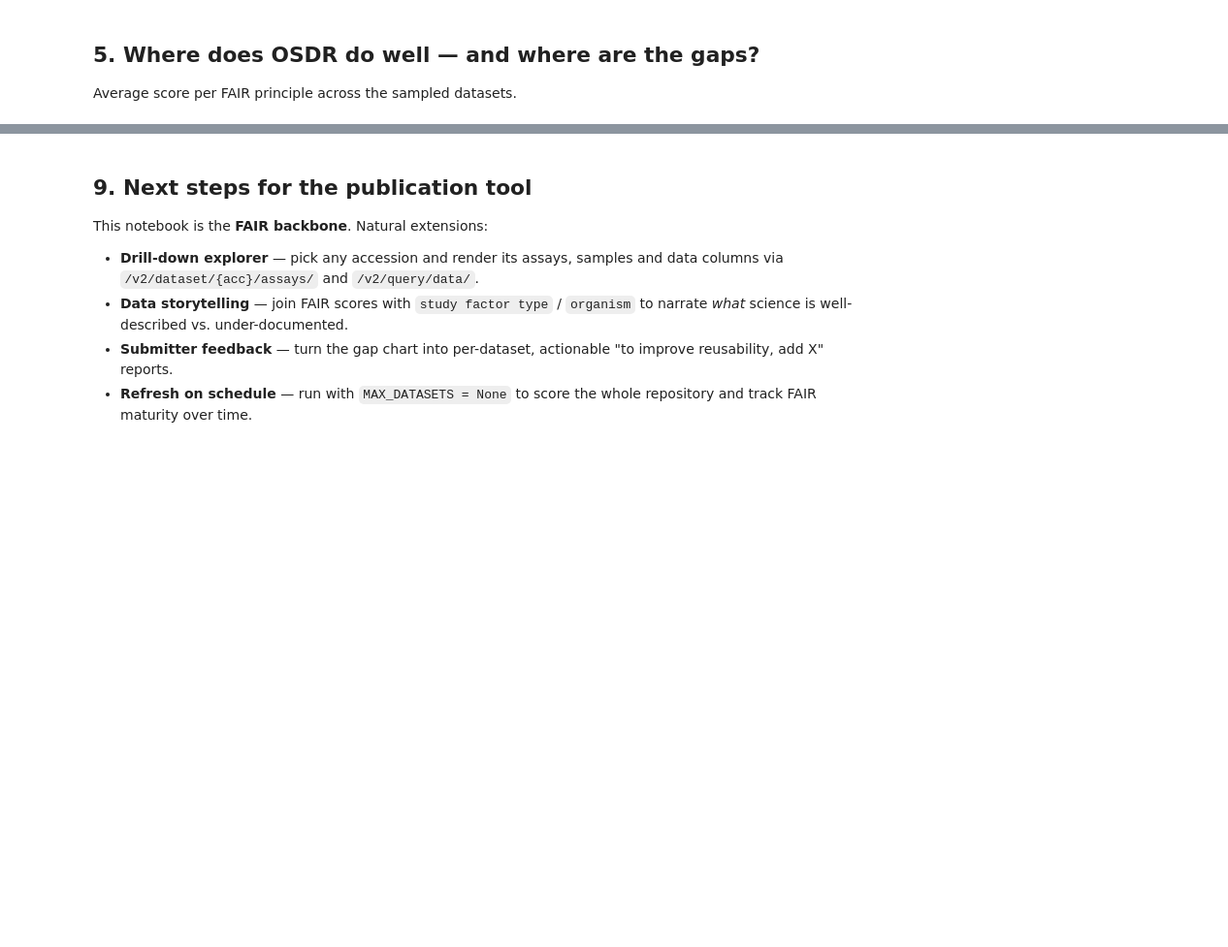
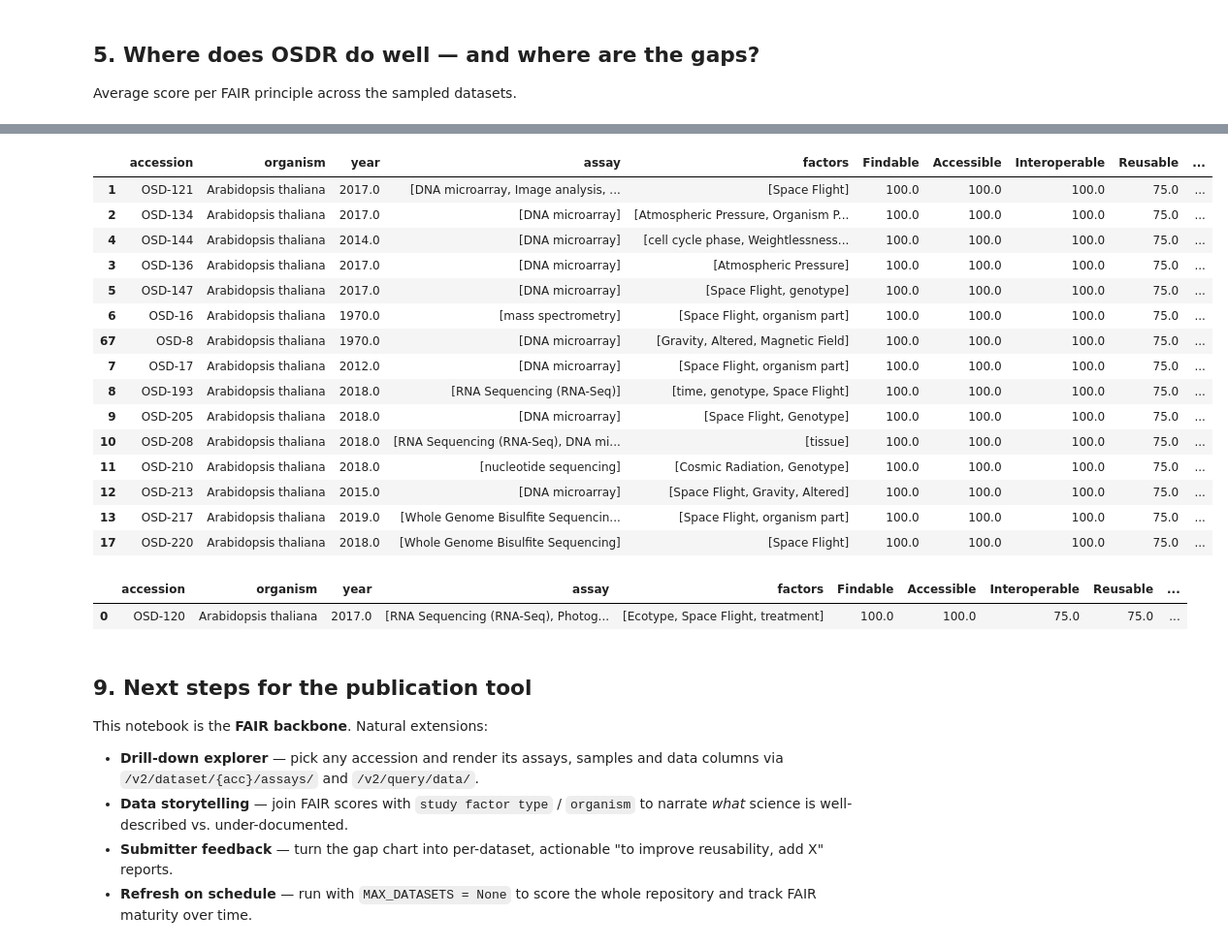
Before and after one commit to dr-richard-barker/OSDR_juypter_book.io, a Jupyter notebook: chapters/OSDR_FAIR_assessment.ipynb, the cells around one changed output, grey strips where cells are left out. Shown at 97% size. Cells and saved outputs as stored; diff of their text form; code cells hidden in the pictures; blank space fills up the shorter version.

```diff
--- a/chapters/OSDR_FAIR_assessment.ipynb
+++ b/chapters/OSDR_FAIR_assessment.ipynb
@@ -389,0 +254,34 @@ plant_df[plant_df["accession"] == "OSD-120"]
+# %%
+# One live metadata sweep over the plant datasets -> powers the drill-down AND the FAIR scores
+import datetime
+
+def as_list(v):
+    if isinstance(v, list):
+        return [str(x) for x in v if str(x).strip()]
+    return [str(v)] if v not in (None, "") else []
+
+plant_rows = []
+for acc in plant_ids:
+    try:
+        meta = requests.get(f"{API}/dataset/{acc}/", timeout=60).json()[acc]["metadata"]
+    except Exception:
+        continue
+    org = meta.get("organism", "")
+    org = org[0] if isinstance(org, list) and org else (org if isinstance(org, str) else "")
+    try:
+        year = datetime.datetime.utcfromtimestamp(int(meta.get("study public release date"))).year
+    except Exception:
+        year = None
+    crit = fair_criteria(meta)
+    row = {"accession": acc, "organism": org, "year": year,
+           "assay": as_list(meta.get("study assay technology type")),
+           "factors": as_list(meta.get("study factor type"))}
+    for principle, checks in crit.items():
+        row[principle] = round(100 * sum(checks.values()) / len(checks), 1)
+    row["FAIR overall"] = round(
+        sum(row[p] for p in ["Findable", "Accessible", "Interoperable", "Reusable"]) / 4, 1)
+    plant_rows.append(row)
+    time.sleep(0.03)
+
+plant_df = pd.DataFrame(plant_rows)
+print(f"Plant subset (live): {len(plant_df)} datasets characterised")
@@ -390,3 +339,28 @@ plant_df[plant_df["accession"] == "OSD-120"]
+# %%
+# Spotlight the CARA hero dataset used throughout this book
+plant_df.sort_values("FAIR overall", ascending=False).head(15)
+# %% [output]
+|  | accession | organism | year | assay | factors | Findable | Accessible | Interoperable | Reusable | ... |
+| 1 | OSD-121 | Arabidopsis thaliana | 2017.0 | [DNA microarray, Image analysis, ... | [Space Flight] | 100.0 | 100.0 | 100.0 | 75.0 | ... |
+| 2 | OSD-134 | Arabidopsis thaliana | 2017.0 | [DNA microarray] | [Atmospheric Pressure, Organism P... | 100.0 | 100.0 | 100.0 | 75.0 | ... |
+| 4 | OSD-144 | Arabidopsis thaliana | 2014.0 | [DNA microarray] | [cell cycle phase, Weightlessness... | 100.0 | 100.0 | 100.0 | 75.0 | ... |
+| 3 | OSD-136 | Arabidopsis thaliana | 2017.0 | [DNA microarray] | [Atmospheric Pressure] | 100.0 | 100.0 | 100.0 | 75.0 | ... |
+| 5 | OSD-147 | Arabidopsis thaliana | 2017.0 | [DNA microarray] | [Space Flight, genotype] | 100.0 | 100.0 | 100.0 | 75.0 | ... |
+| 6 | OSD-16 | Arabidopsis thaliana | 1970.0 | [mass spectrometry] | [Space Flight, organism part] | 100.0 | 100.0 | 100.0 | 75.0 | ... |
+| 67 | OSD-8 | Arabidopsis thaliana | 1970.0 | [DNA microarray] | [Gravity, Altered, Magnetic Field] | 100.0 | 100.0 | 100.0 | 75.0 | ... |
+| 7 | OSD-17 | Arabidopsis thaliana | 2012.0 | [DNA microarray] | [Space Flight, organism part] | 100.0 | 100.0 | 100.0 | 75.0 | ... |
+| 8 | OSD-193 | Arabidopsis thaliana | 2018.0 | [RNA Sequencing (RNA-Seq)] | [time, genotype, Space Flight] | 100.0 | 100.0 | 100.0 | 75.0 | ... |
+| 9 | OSD-205 | Arabidopsis thaliana | 2018.0 | [DNA microarray] | [Space Flight, Genotype] | 100.0 | 100.0 | 100.0 | 75.0 | ... |
+| 10 | OSD-208 | Arabidopsis thaliana | 2018.0 | [RNA Sequencing (RNA-Seq), DNA mi... | [tissue] | 100.0 | 100.0 | 100.0 | 75.0 | ... |
+| 11 | OSD-210 | Arabidopsis thaliana | 2018.0 | [nucleotide sequencing] | [Cosmic Radiation, Genotype] | 100.0 | 100.0 | 100.0 | 75.0 | ... |
+| 12 | OSD-213 | Arabidopsis thaliana | 2015.0 | [DNA microarray] | [Space Flight, Gravity, Altered] | 100.0 | 100.0 | 100.0 | 75.0 | ... |
+| 13 | OSD-217 | Arabidopsis thaliana | 2019.0 | [Whole Genome Bisulfite Sequencin... | [Space Flight, organism part] | 100.0 | 100.0 | 100.0 | 75.0 | ... |
+| 17 | OSD-220 | Arabidopsis thaliana | 2018.0 | [Whole Genome Bisulfite Sequencing] | [Space Flight] | 100.0 | 100.0 | 100.0 | 75.0 | ... |
+# %%
+plant_df[plant_df["accession"] == "OSD-120"]
+# %% [output]
+|  | accession | organism | year | assay | factors | Findable | Accessible | Interoperable | Reusable | ... |
+| 0 | OSD-120 | Arabidopsis thaliana | 2017.0 | [RNA Sequencing (RNA-Seq), Photog... | [Ecotype, Space Flight, treatment] | 100.0 | 100.0 | 75.0 | 75.0 | ... |
 # %% [markdown]
 ## 9. Next steps for the publication tool
 
```
Also changed, not shown: parts of 25 cells of this notebook, 4 other files.
